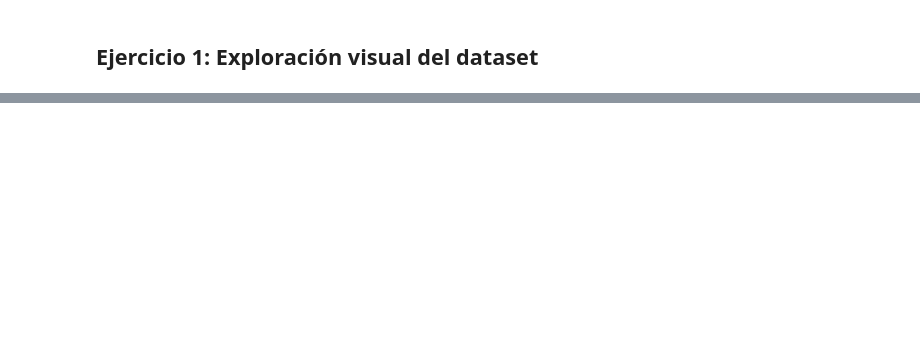
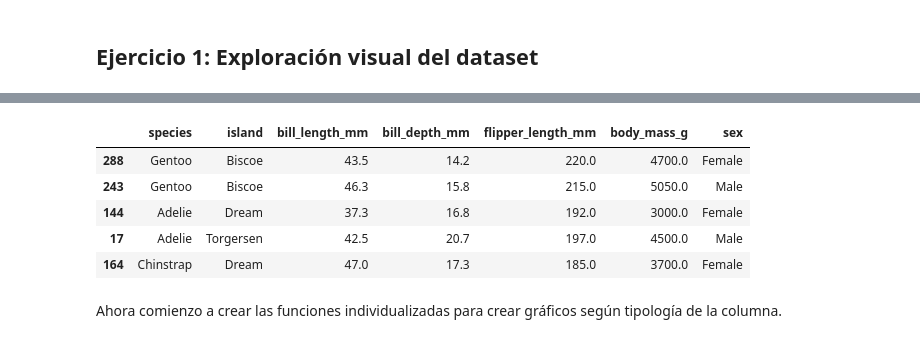
Before and after one commit to noelcarrionmatias/IT_Data, a Jupyter notebook: Especializacion/8_Sprint/ejercicios_s8.ipynb, the cells around one changed output, grey strips where cells are left out. Cells and saved outputs as stored; diff of their text form; code cells hidden in the pictures; blank space fills up the shorter version.

```diff
--- a/Especializacion/8_Sprint/ejercicios_s8.ipynb
+++ b/Especializacion/8_Sprint/ejercicios_s8.ipynb
@@ -2450,6 +2452,8 @@ Importo el dataset iris y titanic. Los guardo en local para que no tarde 2 minut
 iris_dataset = sns.load_dataset('iris')
 # %%
 titanic_dataset = sns.load_dataset('titanic')
+# %%
+penguins_dataset = sns.load_dataset('penguins')
 # %%
 iris_dataset.info()
 # %% [output]
@@ -2506,0 +2527,11 @@ titanic_dataset.sample(5)
+# %%
+penguins_dataset.sample(5)
+# %% [output]
+|  | species | island | bill_length_mm | bill_depth_mm | flipper_length_mm | body_mass_g | sex |
+| 288 | Gentoo | Biscoe | 43.5 | 14.2 | 220.0 | 4700.0 | Female |
+| 243 | Gentoo | Biscoe | 46.3 | 15.8 | 215.0 | 5050.0 | Male |
+| 144 | Adelie | Dream | 37.3 | 16.8 | 192.0 | 3000.0 | Female |
+| 17 | Adelie | Torgersen | 42.5 | 20.7 | 197.0 | 4500.0 | Male |
+| 164 | Chinstrap | Dream | 47.0 | 17.3 | 185.0 | 3700.0 | Female |
+# %% [markdown]
+Ahora comienzo a crear las funciones individualizadas para crear gráficos según tipología de la columna.
```
Also changed, not shown: parts of 28 cells of this notebook, 5 other files.
